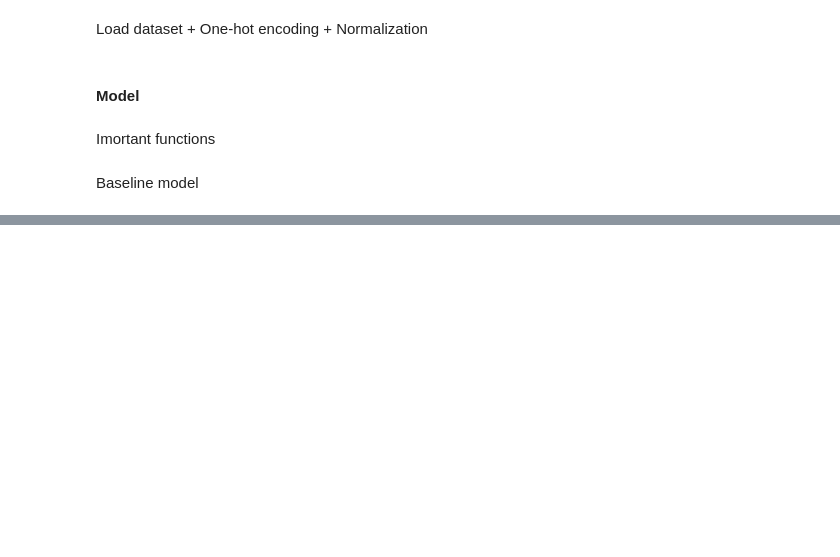
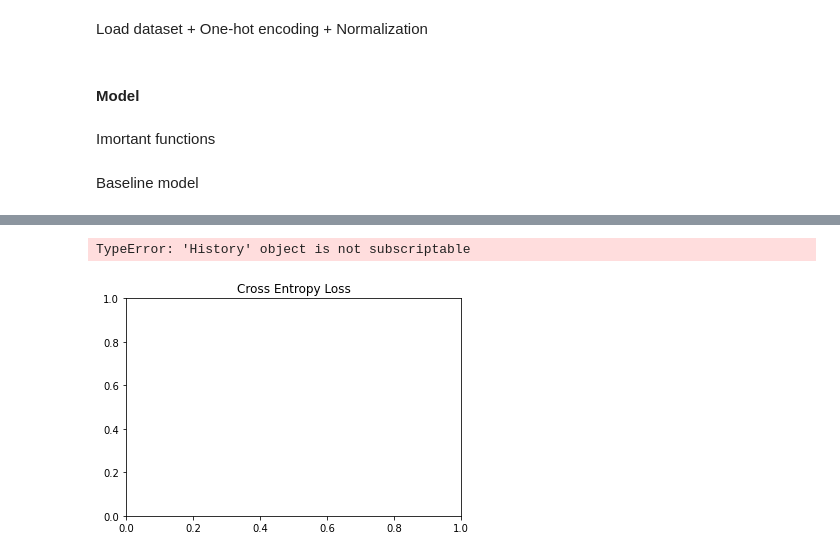
Before and after one commit to hishamad/Deep-Learning-Project, a Jupyter notebook: project.ipynb, the cells around one changed output, grey strips where cells are left out. Cells and saved outputs as stored; diff of their text form; code cells hidden in the pictures; blank space fills up the shorter version.

```diff
--- a/project.ipynb
+++ b/project.ipynb
@@ -133,0 +118,6 @@ history_test = load_history('base_model')
+# %%
+plot_results(history_test)
+evaluate(test)
+# %% [output]
+TypeError: 'History' object is not subscriptable
+[figure, added]
```
Also changed, not shown: parts of 5 cells of this notebook, 2 other files.
